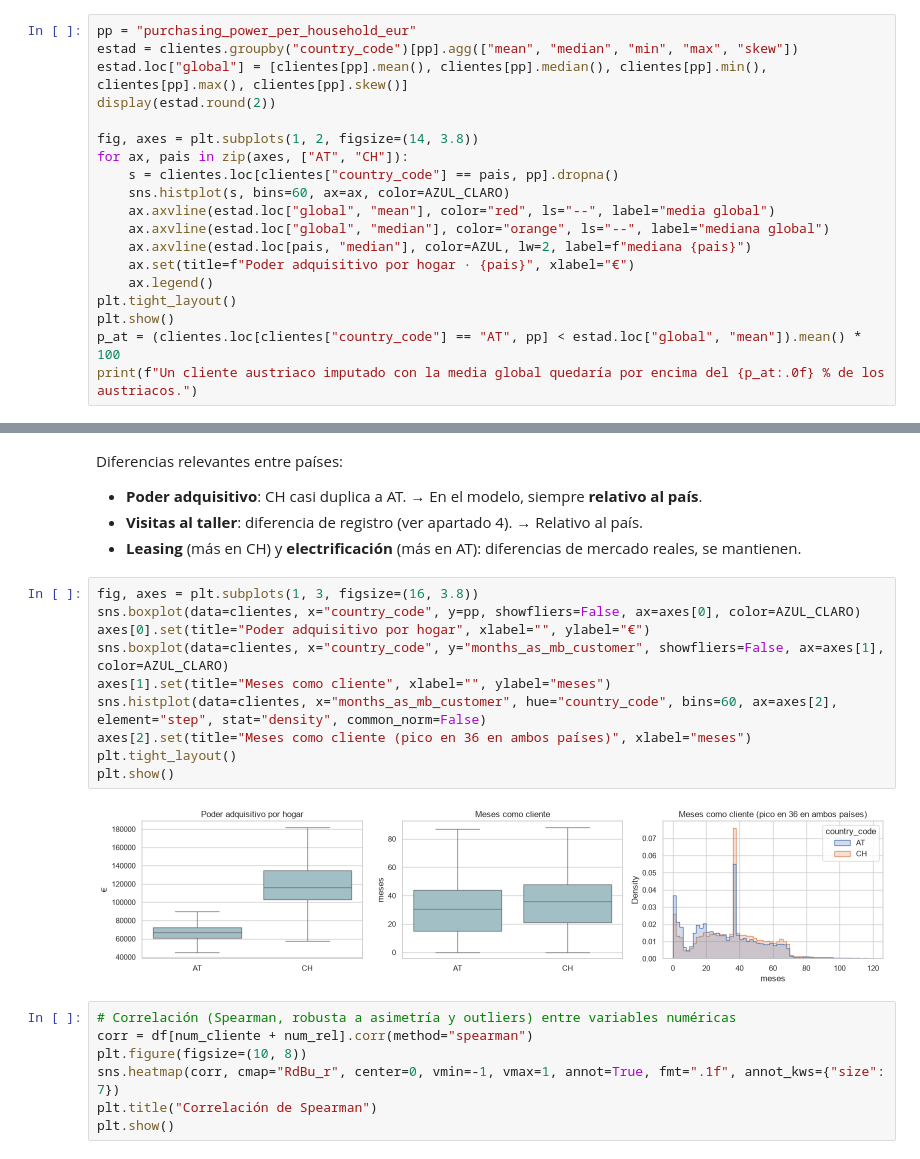
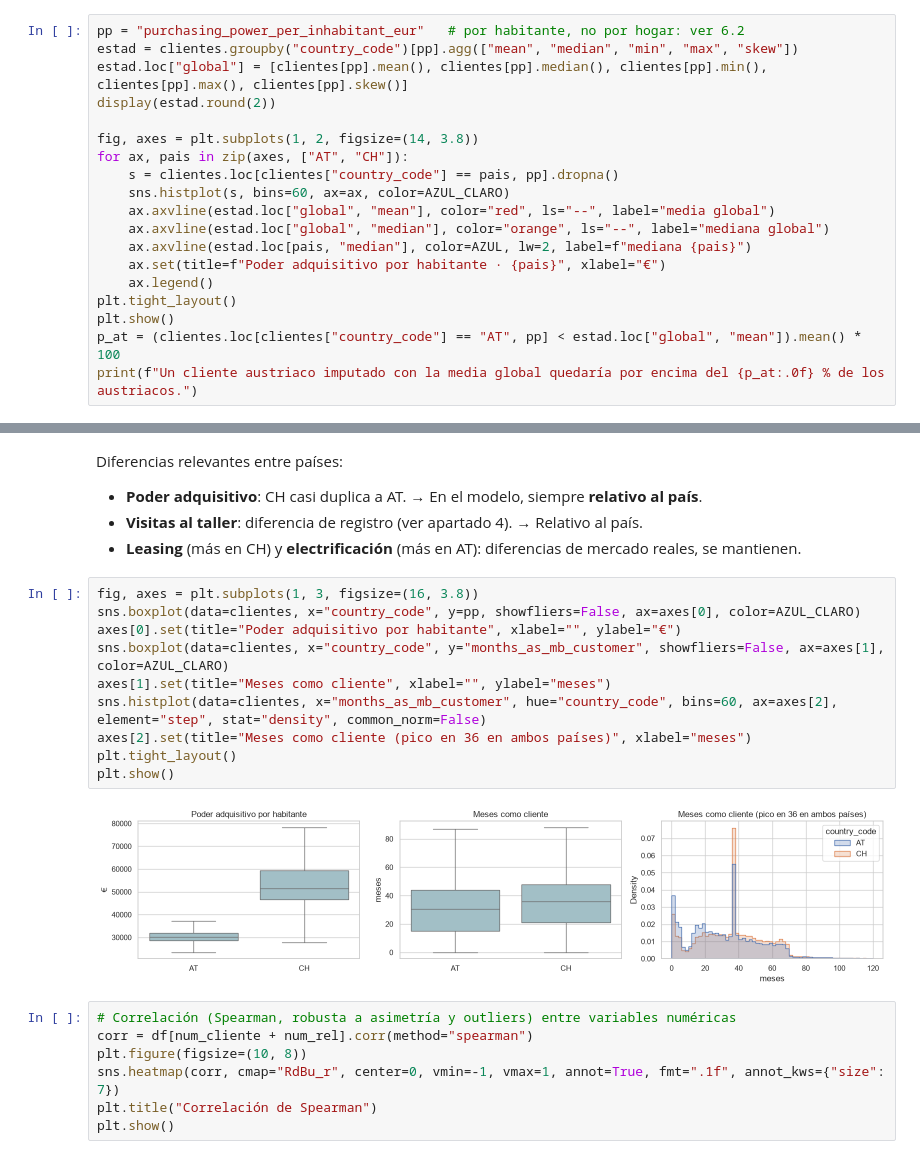
Before and after one commit to albaalibaii/Mercedes-Benz, a Jupyter notebook: Reto1_EDA.ipynb, the cells around one changed output, grey strips where cells are left out. Saved outputs shown, nothing was run; the diff lists cells and outputs as text.

```diff
--- a/Reto1_EDA.ipynb
+++ b/Reto1_EDA.ipynb
@@ -358,5 +361,5 @@ plt.show()
 # %%
-pp = "purchasing_power_per_household_eur"
+pp = "purchasing_power_per_inhabitant_eur"   # por habitante, no por hogar: ver 6.2
 estad = clientes.groupby("country_code")[pp].agg(["mean", "median", "min", "max", "skew"])
 estad.loc["global"] = [clientes[pp].mean(), clientes[pp].median(), clientes[pp].min(), clientes[pp].max(), clientes[pp].skew()]
 display(estad.round(2))
@@ -368,7 +371,7 @@ for ax, pais in zip(axes, ["AT", "CH"]):
     ax.axvline(estad.loc["global", "mean"], color="red", ls="--", label="media global")
     ax.axvline(estad.loc["global", "median"], color="orange", ls="--", label="mediana global")
     ax.axvline(estad.loc[pais, "median"], color=AZUL, lw=2, label=f"mediana {pais}")
-    ax.set(title=f"Poder adquisitivo por hogar · {pais}", xlabel="€")
+    ax.set(title=f"Poder adquisitivo por habitante · {pais}", xlabel="€")
     ax.legend()
 plt.tight_layout()
 plt.show()
@@ -652,15 +656,15 @@ Diferencias relevantes entre países:
 # %%
 fig, axes = plt.subplots(1, 3, figsize=(16, 3.8))
 sns.boxplot(data=clientes, x="country_code", y=pp, showfliers=False, ax=axes[0], color=AZUL_CLARO)
-axes[0].set(title="Poder adquisitivo por hogar", xlabel="", ylabel="€")
+axes[0].set(title="Poder adquisitivo por habitante", xlabel="", ylabel="€")
 sns.boxplot(data=clientes, x="country_code", y="months_as_mb_customer", showfliers=False, ax=axes[1], color=AZUL_CLARO)
 axes[1].set(title="Meses como cliente", xlabel="", ylabel="meses")
 sns.histplot(data=clientes, x="months_as_mb_customer", hue="country_code", bins=60, ax=axes[2], element="step", stat="density", common_norm=False)
 axes[2].set(title="Meses como cliente (pico en 36 en ambos países)", xlabel="meses")
 plt.tight_layout()
 plt.show()
 # %% [output]
-[figure, old version]
+[figure, new version]
 # %%
 # Correlación (Spearman, robusta a asimetría y outliers) entre variables numéricas
 corr = df[num_cliente + num_rel].corr(method="spearman")
```
Also changed, not shown: parts of 35 cells of this notebook, 14 other files.
